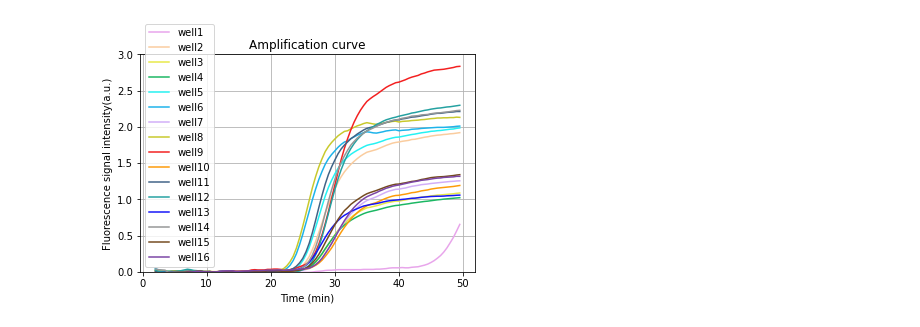
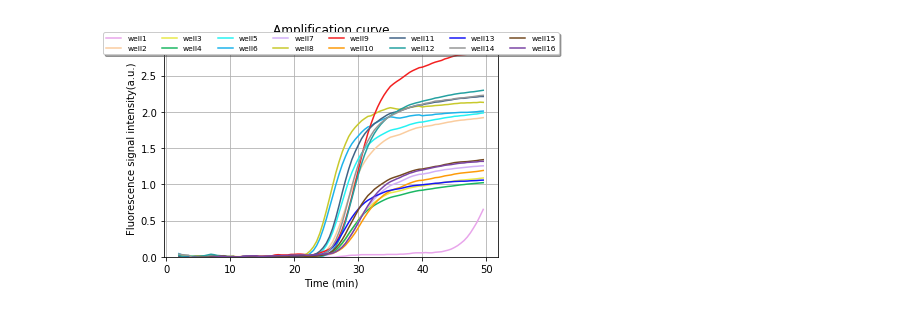
Before and after one commit to wwlouis00/Cycle-threshold-value, a Jupyter notebook: CT_Value_notebook.ipynb, the cells around one changed output. Saved outputs shown, nothing was run; the diff lists cells and outputs as text; code cells hidden in the pictures.

```diff
--- a/CT_Value_notebook.ipynb
+++ b/CT_Value_notebook.ipynb
@@ -6,7 +6,7 @@ import matplotlib.pyplot as plt
 import cv2 as cv
 
 # 讀取該資料
-raw_file_path = "2021_10_22_16_26_07pos.csv"
+raw_file_path = "./data/2021_10_22_16_26_07pos.csv"
 
 # 顏色
 colorTab_More4 = ['#e8a5eb', '#facc9e', '#e8e948', '#1bb763',
@@ -147,7 +147,7 @@ def take_photo():
 
     for j in range(0, len(Csv_well.index), 1):
         time_array.append(j / 2)
-
+    plt.figure(figsize=(10, 2.5), dpi=100, linewidth=3)
     plt.plot(time_array,well_1_data,'-',color = colorTab_More4[0], label="well1")
     plt.plot(time_array,well_2_data,'-',color = colorTab_More4[1], label="well2")
     plt.plot(time_array,well_3_data,'-',color = colorTab_More4[2], label="well3")
@@ -169,7 +169,7 @@ def take_photo():
     plt.title("Amplification curve")
     plt.ylabel('Fluorescence signal intensity(a.u.)')
     plt.xlabel('Time (min)')
-    plt.legend(loc = "best", fontsize=10)
+    plt.legend(loc="upper center",bbox_to_anchor=(0.5, 1.05),fancybox=True, shadow=True, ncol=8,fontsize=7.5)
     plt.grid()
     plt.savefig('./result/test/CT.jpg')
     plt.show()
@@ -178,33 +178,33 @@ def take_photo():
 
 def ct_calculation():
     global df_raw, df_normalization ,first_time,twice_time,n_sd,well_move_average,Csv_well
     well_move_average =[]
     first_time = int(input("Input Start time:   "))
     twice_time = int(input("Input End time:   "))
     n_sd = int(input("Input Std:   "))
     df_raw = pd.read_csv(raw_file_path)
     df_normalization = df_raw.copy()    #將df_raw複製給df_df_normalization
     get_accumulation_time()
     normalize()
     threshold_value = get_ct_threshold()
     Moving_Average()
     Ct_value = get_ct_value(threshold_value)
     Csv_well = take_photo()
     save_excel = pd.DataFrame({"well_1":[Ct_value[0]],"well_2":[Ct_value[1]],"well_3":[Ct_value[2]],"well_4":[Ct_value[3]],
                                "well_5":[Ct_value[4]],"well_6":[Ct_value[5]],"well_7":[Ct_value[6]],"well_8":[Ct_value[7]],
                                "well_9":[Ct_value[8]],"well_10":[Ct_value[9]],"well_11":[Ct_value[10]],"well_4":[Ct_value[11]],
                                "well_13":[Ct_value[12]],"well_14":[Ct_value[13]],"well_15":[Ct_value[14]],"well_16":[Ct_value[15]]}
     ,index=["CT_Value"])
     save_excel.to_csv("./result/test/CT_Value.csv",encoding= "utf_8_sig")
     Csv_well.to_csv("./result/test/move.csv",encoding= "utf_8_sig")
 
     return Ct_value
 
 def main():
     ct_calculation()
 if __name__ == '__main__':
     main()
 # %% [output]
-[figure, old version]
+[figure, new version]
 # %%
 import pandas as pd
```
Also changed, not shown: parts of 1 cell of this notebook, 3 other files.
